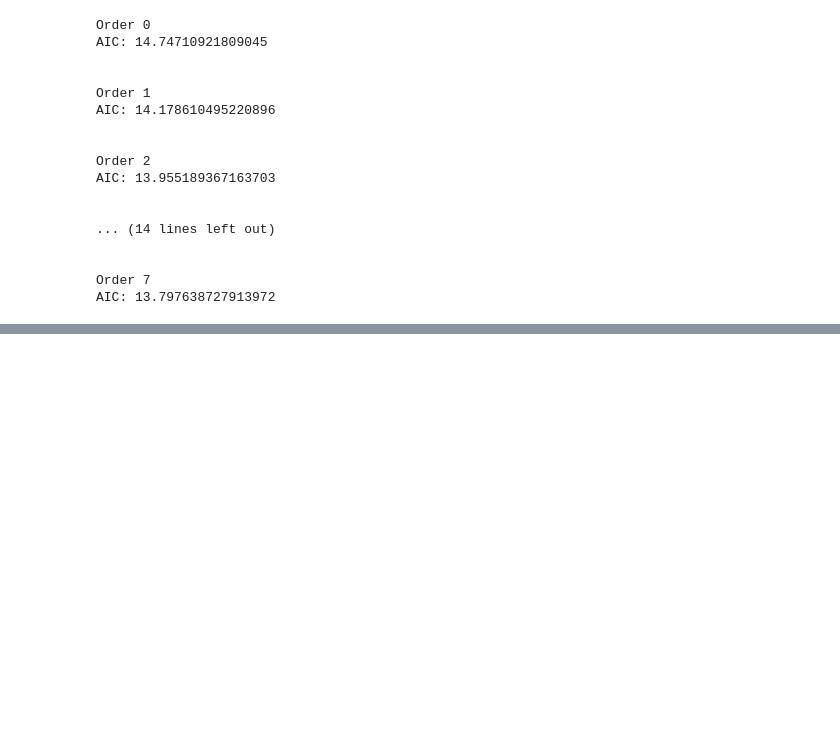
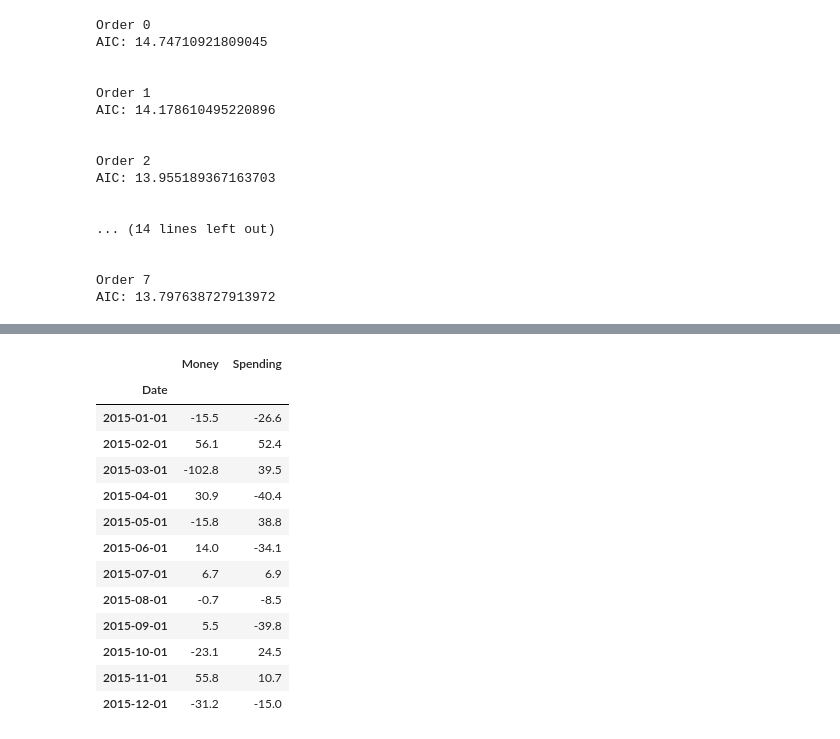
Before and after one commit to kkh975/class-time-analysis, a Jupyter notebook: ch08_9.ipynb, the cells around one changed output, grey strips where cells are left out. Cells and saved outputs as stored; diff of their text form; code cells hidden in the pictures; blank space fills up the shorter version.

```diff
--- a/ch08_9.ipynb
+++ b/ch08_9.ipynb
@@ -270,0 +329,17 @@ Spending   -0.267934  1.000000
+# %%
+test
+# %% [output]
+|  | Money | Spending |
+| Date |  |  |
+| 2015-01-01 | -15.5 | -26.6 |
+| 2015-02-01 | 56.1 | 52.4 |
+| 2015-03-01 | -102.8 | 39.5 |
+| 2015-04-01 | 30.9 | -40.4 |
+| 2015-05-01 | -15.8 | 38.8 |
+| 2015-06-01 | 14.0 | -34.1 |
+| 2015-07-01 | 6.7 | 6.9 |
+| 2015-08-01 | -0.7 | -8.5 |
+| 2015-09-01 | 5.5 | -39.8 |
+| 2015-10-01 | -23.1 | 24.5 |
+| 2015-11-01 | 55.8 | 10.7 |
+| 2015-12-01 | -31.2 | -15.0 |
```
Also changed, not shown: parts of 15 cells of this notebook.
